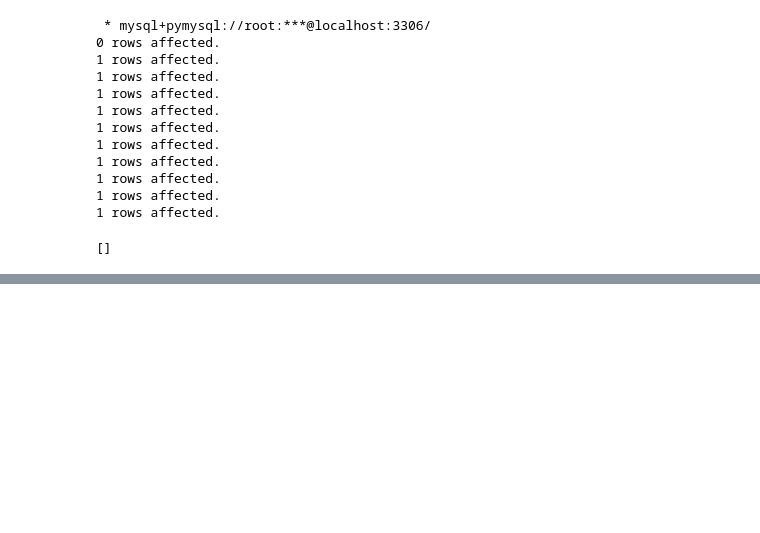
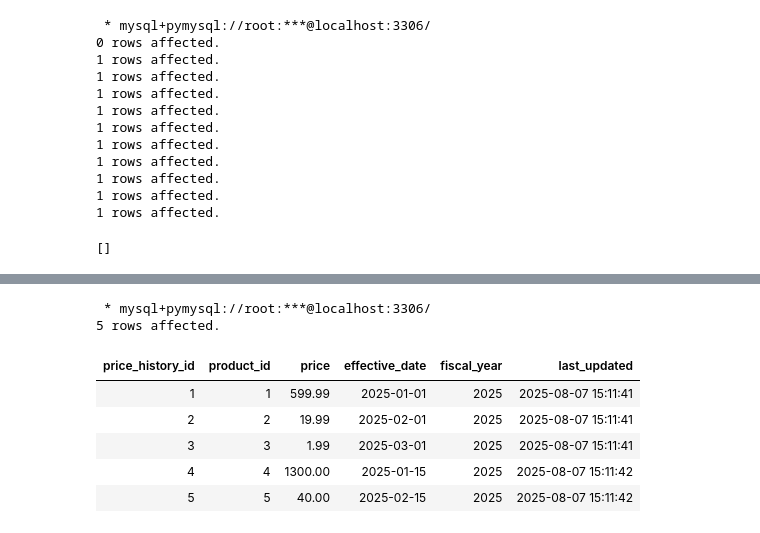
Before and after one commit to rajeshsj12/SQL_Project, a Jupyter notebook: Sales Order DB Architecture with ACID-Compliant Business Logic/Sales Order DB Architecture with ACID-Compliant Business Logic.ipynb, the cells around one changed output, grey strips where cells are left out. Drawn from its saved outputs; the diff is of its cells as text; code cells hidden in the pictures; blank space fills up the shorter version.

```diff
--- a/Sales Order DB Architecture with ACID-Compliant Business Logic/Sales Order DB Architecture with ACID-Compliant Business Logic.ipynb
+++ b/Sales Order DB Architecture with ACID-Compliant Business Logic/Sales Order DB Architecture with ACID-Compliant Business Logic.ipynb
@@ -1333,3 +1389,15 @@ CALL insert_values_price(5, 39.99, '2025-02-15');
+# %%
+%%sql
+SELECT * FROM price_history;
+# %% [output]
+ * mysql+pymysql://root:***@localhost:3306/
+5 rows affected.
+| price_history_id | product_id | price | effective_date | fiscal_year | last_updated |
+| 1 | 1 | 599.99 | 2025-01-01 | 2025 | 2025-08-07 15:11:41 |
+| 2 | 2 | 19.99 | 2025-02-01 | 2025 | 2025-08-07 15:11:41 |
+| 3 | 3 | 1.99 | 2025-03-01 | 2025 | 2025-08-07 15:11:41 |
+| 4 | 4 | 1300.00 | 2025-01-15 | 2025 | 2025-08-07 15:11:42 |
+| 5 | 5 | 40.00 | 2025-02-15 | 2025 | 2025-08-07 15:11:42 |
 # %%
 %%sql
 -- Insert employees directly into the employees table
```
Also changed, not shown: parts of 39 cells of this notebook.
